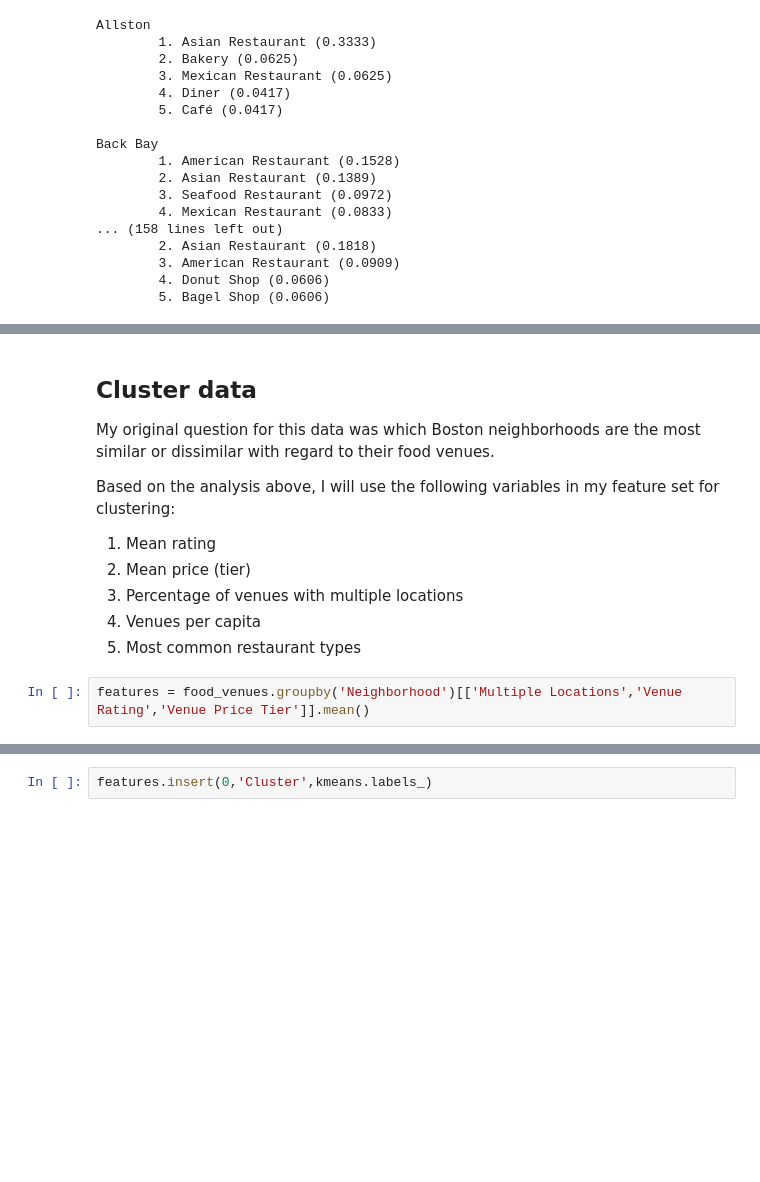
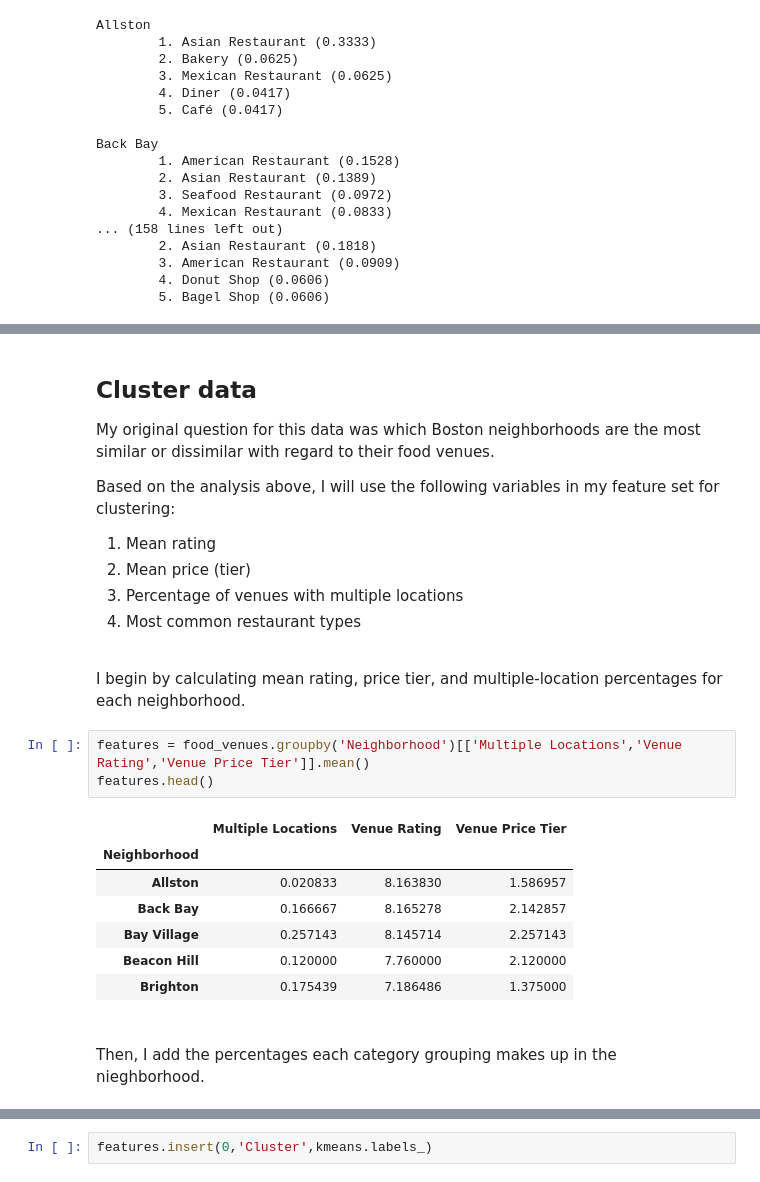
Before and after one commit to brandonbellanti/Coursera_Capstone, a Jupyter notebook: final_project/boston_food_scene.ipynb, the cells around one changed output, grey strips where cells are left out. Drawn from its saved outputs; the diff is of its cells as text; blank space fills up the shorter version.

```diff
--- a/final_project/boston_food_scene.ipynb
+++ b/final_project/boston_food_scene.ipynb
@@ -828,9 +867,25 @@ Based on the analysis above, I will use the following variables in my feature se
 1. Mean rating
 2. Mean price (tier)
 3. Percentage of venues with multiple locations
-4. Venues per capita
-5. Most common restaurant types
+4. Most common restaurant types
+
+<br>
+
+I begin by calculating mean rating, price tier, and multiple-location percentages for each neighborhood.
 # %%
 features = food_venues.groupby('Neighborhood')[['Multiple Locations','Venue Rating','Venue Price Tier']].mean()
+features.head()
+# %% [output]
+|  | Multiple Locations | Venue Rating | Venue Price Tier |
+| Neighborhood |  |  |  |
+| Allston | 0.020833 | 8.163830 | 1.586957 |
+| Back Bay | 0.166667 | 8.165278 | 2.142857 |
+| Bay Village | 0.257143 | 8.145714 | 2.257143 |
+| Beacon Hill | 0.120000 | 7.760000 | 2.120000 |
+| Brighton | 0.175439 | 7.186486 | 1.375000 |
+# %% [markdown]
+<br>
+
+Then, I add the percentages each category grouping makes up in the nieghborhood.
 # %%
 features = pd.concat([neighborhoods_grouped,features],axis=1)
```
Also changed, not shown: parts of 60 cells of this notebook.
